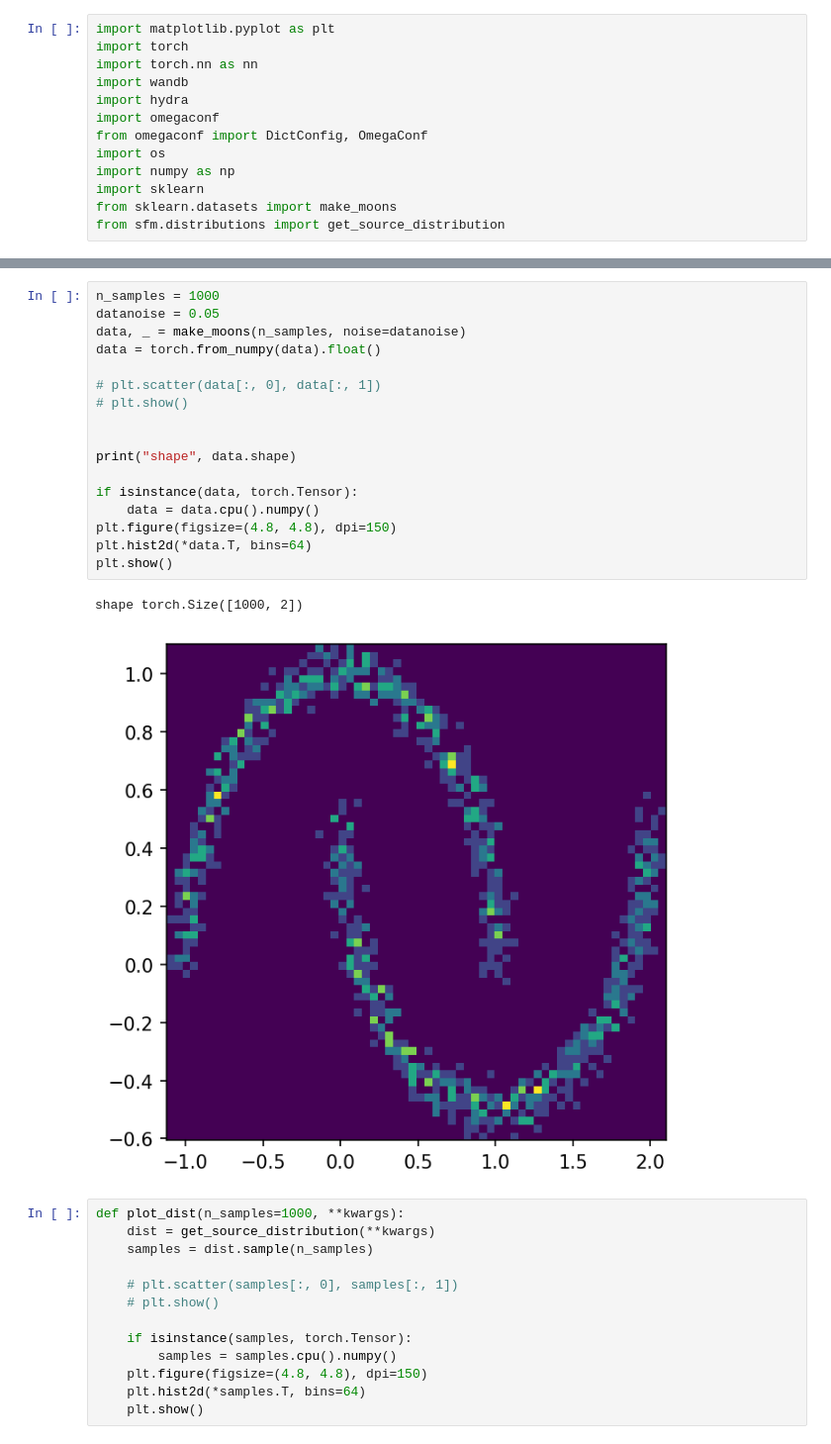
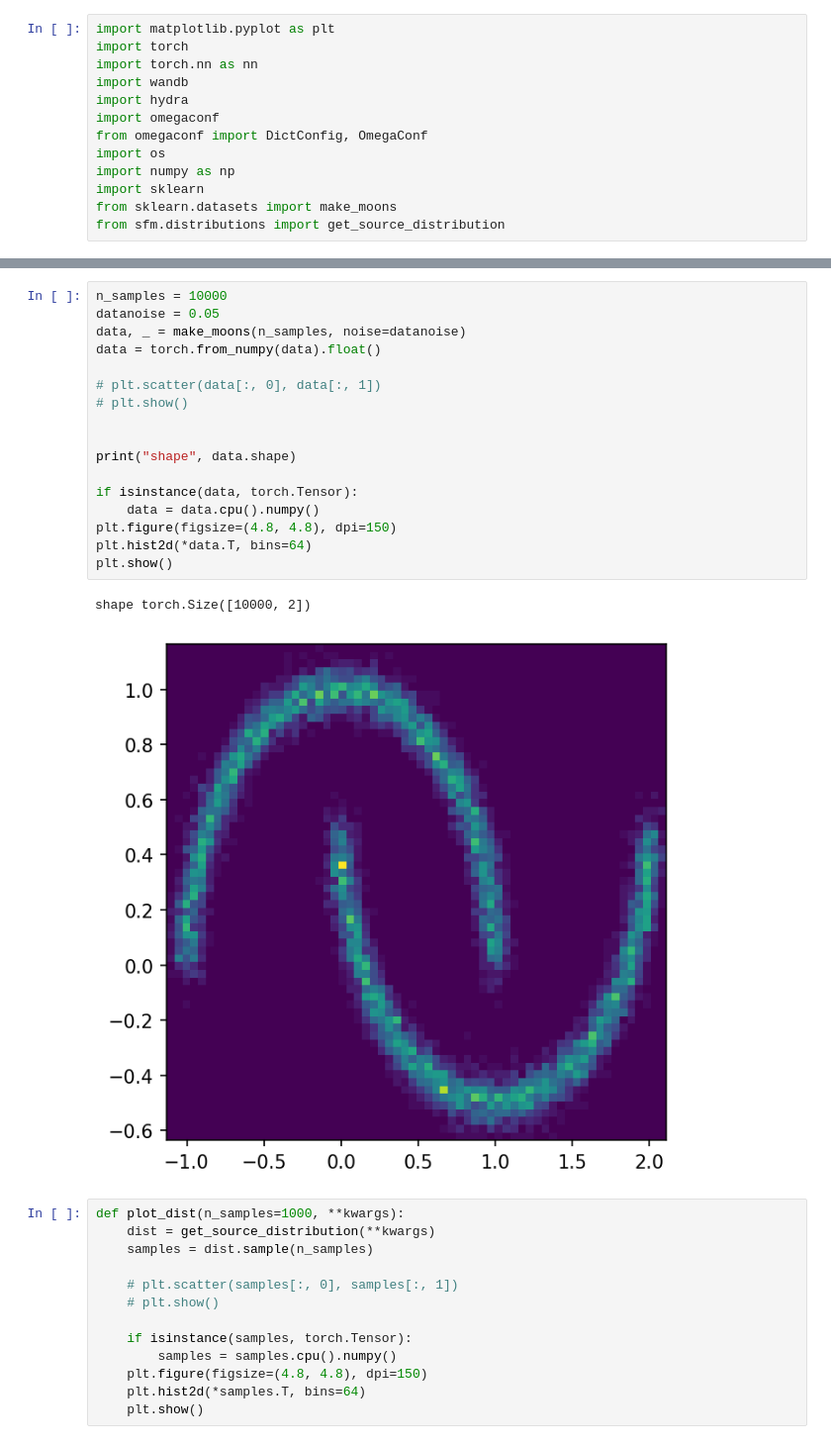
Before and after one commit to BurgerAndreas/sfm, a Jupyter notebook: scripts/dataviz.ipynb, the cells around one changed output, grey strips where cells are left out. Shown at 99% size. Drawn from its saved outputs; the diff is of its cells as text.

```diff
--- a/scripts/dataviz.ipynb
+++ b/scripts/dataviz.ipynb
@@ -14,23 +94,23 @@ from sfm.distributions import get_source_distribution
 # %%
-n_samples = 1000
+n_samples = 10000
 datanoise = 0.05
 data, _ = make_moons(n_samples, noise=datanoise)
 data = torch.from_numpy(data).float()
 
 # plt.scatter(data[:, 0], data[:, 1])
 # plt.show()
 
 
 print("shape", data.shape)
 
 if isinstance(data, torch.Tensor):
     data = data.cpu().numpy()
 plt.figure(figsize=(4.8, 4.8), dpi=150)
 plt.hist2d(*data.T, bins=64)
 plt.show()
 # %% [output]
-shape torch.Size([1000, 2])
+shape torch.Size([10000, 2])
-[figure, old version]
+[figure, new version]
 # %%
 def plot_dist(n_samples=1000, **kwargs):
     dist = get_source_distribution(**kwargs)
```
Also changed, not shown: parts of 7 cells of this notebook, 16 other files.
